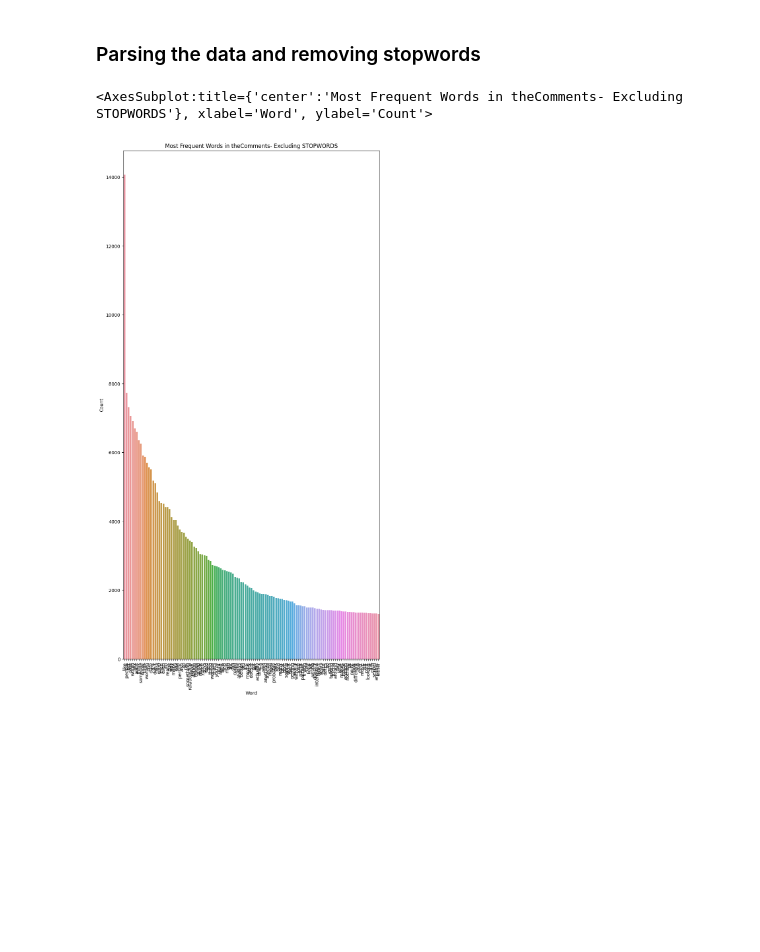
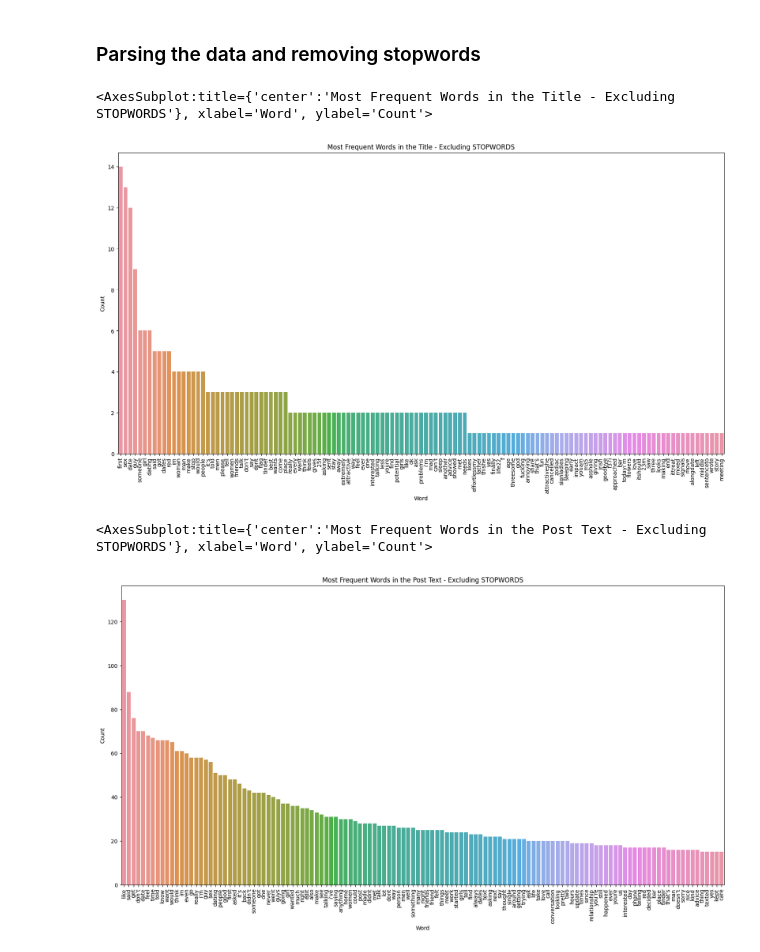
Before and after one commit to SaianshR/rizz-buzz, a Jupyter notebook: sentimentanalysis.ipynb, the cells around one changed output. Saved outputs shown, nothing was run; the diff lists cells and outputs as text; code cells hidden in the pictures; blank space fills up the shorter version.

```diff
--- a/sentimentanalysis.ipynb
+++ b/sentimentanalysis.ipynb
@@ -75,41 +57,36 @@ def build_corpus(text_col):
     return corpus
 # %%
 # Building the corpus
-corpus_comments = build_corpus(df_comments["Body"])
 
-corpus_titles = build_corpus(df_titles['Title'])
-corpus_titles_top100 = build_corpus(df_titles_top100["Title"])
+corpus_titles_top100_title = build_corpus(df_titles_top100["Title"])
 
-corpus_combined_top100 = build_corpus(df_combined_top100['Title'])
-corpus_combined_top100 = build_corpus(df_combined_top100['Body'])
+corpus_titles_top100_postText = build_corpus(df_titles_top100["Post Text"])
+
+corpus_cleaned_title_body = build_corpus(df_cleaned_title["Body"])
 
 # Converting all the words into lowercase and spliting the corpus
     # Lowering case
-corpus_comments = corpus_comments.lower()
-
-corpus_titles = corpus_titles.lower()
-corpus_titles_top100 = corpus_titles_top100.lower()
-
-corpus_combined_top100 = corpus_combined_top100.lower()
+corpus_titles_top100_title = corpus_titles_top100_title.lower()
+corpus_titles_top100_postText = corpus_titles_top100_postText.lower()
+corpus_cleaned_title_body = corpus_cleaned_title_body.lower()
 
     # Splitting
-corpus_comments = corpus_comments.split()
-
-corpus_titles = corpus_titles.split()
-corpus_titles_top100 = corpus_titles_top100.split()
-
-corpus_combined_top100 = corpus_combined_top100.split()
+corpus_titles_top100_title = corpus_titles_top100_title.split()
+corpus_titles_top100_postText = corpus_titles_top100_postText.split()
+corpus_cleaned_title_body = corpus_cleaned_title_body.split()
 # %%
 # Removing stropwords from corpus
 
-corpus_comments_NoStop = [word for word in corpus_comments if word not in stopwords.words("english")]
-
-corpus_titles_NoStop = [word for word in corpus_titles if word not in stopwords.words("english")]
-corpus_titles_top100_NoStop = [word for word in corpus_titles_top100 if word not in stopwords.words("english")]
-
-corpus_combined_top100_NoStop = [word for word in corpus_combined_top100 if word not in stopwords.words("english")]
+corpus_titles_top100_title_noStop = [word for word in corpus_titles_top100_title if word not in stopwords.words("english")]
+corpus_titles_top100_postText_noStop = [word for word in corpus_titles_top100_postText if word not in stopwords.words("english")]
+corpus_cleaned_title_body_noStop = [word for word in corpus_cleaned_title_body if word not in stopwords.words("english")]
 # %%
-rf.plot_word_frequency(corpus_comments_NoStop, corpus_name="Comments")
+rf.plot_word_frequency(corpus_titles_top100_title_noStop, corpus_name="Title")
 # %% [output]
-<AxesSubplot:title={'center':'Most Frequent Words in theComments- Excluding STOPWORDS'}, xlabel='Word', ylabel='Count'>
+<AxesSubplot:title={'center':'Most Frequent Words in the Title - Excluding STOPWORDS'}, xlabel='Word', ylabel='Count'>
-[figure, old version]
+[figure, new version]
+# %%
+rf.plot_word_frequency(corpus_titles_top100_postText_noStop, corpus_name="Post Text")
+# %% [output]
+<AxesSubplot:title={'center':'Most Frequent Words in the Post Text - Excluding STOPWORDS'}, xlabel='Word', ylabel='Count'>
+[figure, added]
```
Also changed, not shown: parts of 23 cells of this notebook.
